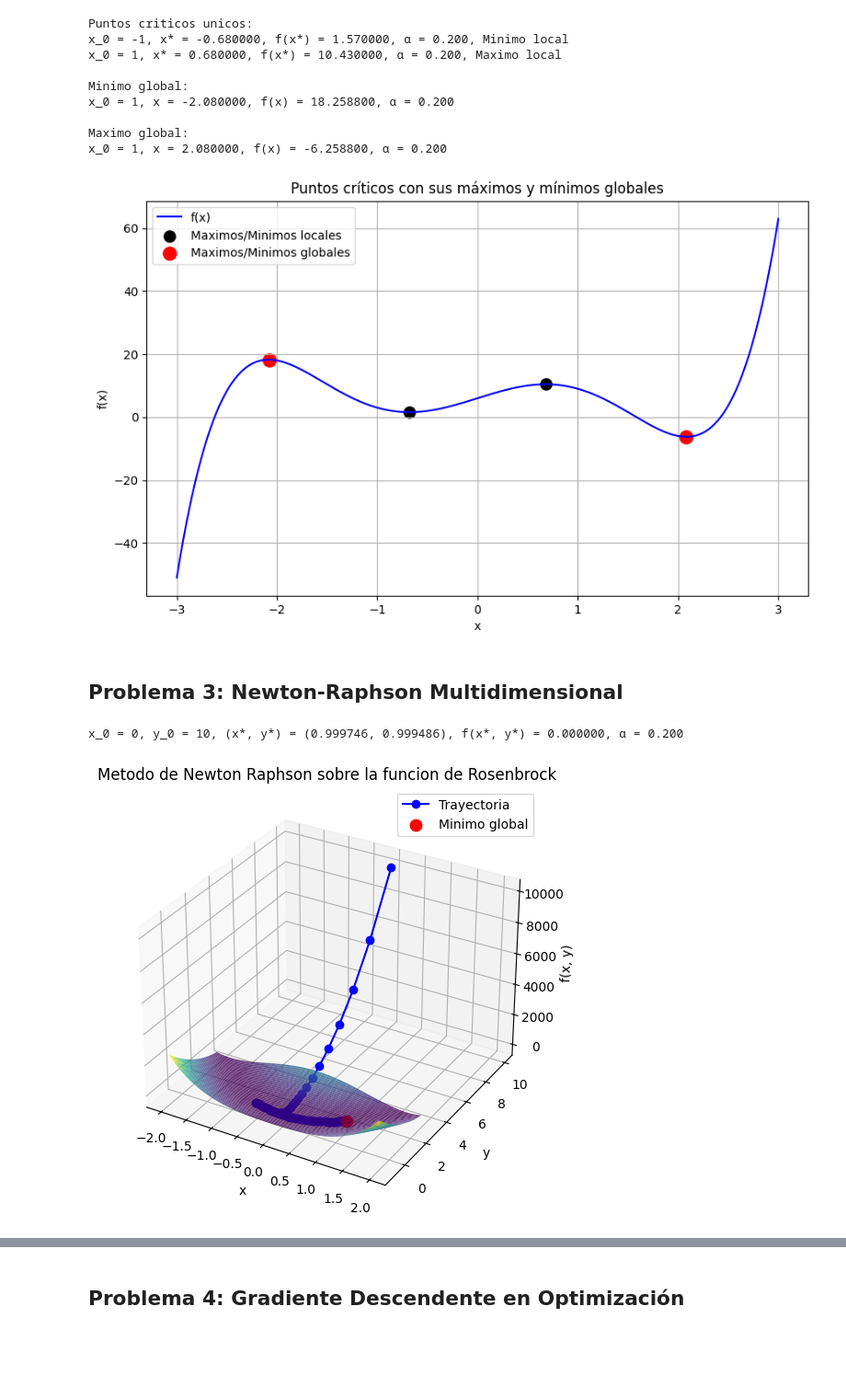
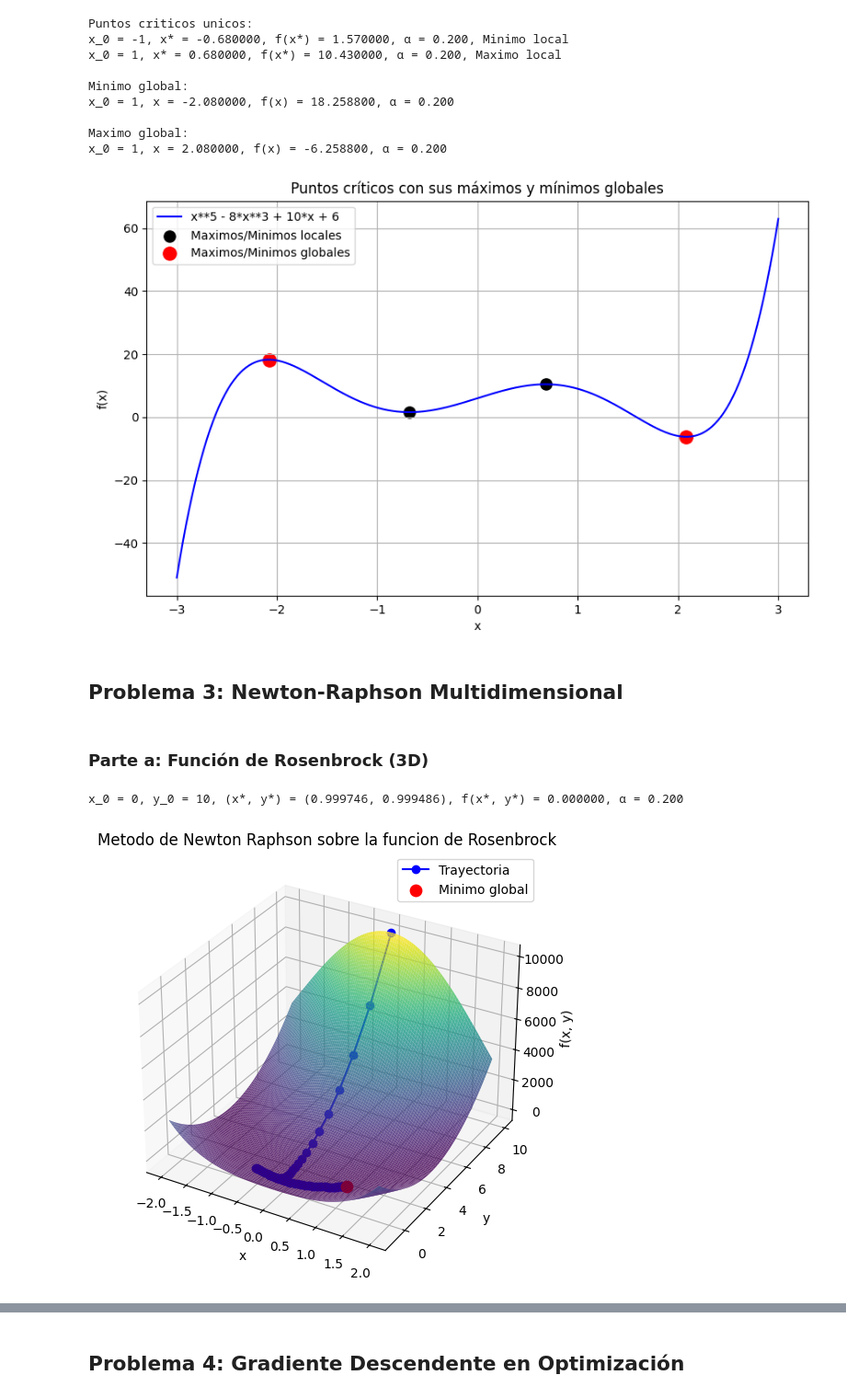
Before and after one commit to S302-prog/Lab3-MOS, a Jupyter notebook: Lab3_Completo_spalma_mscastillo.ipynb, the cells around one changed output, grey strips where cells are left out. Shown at 92% size. Cells and saved outputs as stored; diff of their text form; code cells hidden in the pictures; blank space fills up the shorter version.

```diff
--- a/Lab3_Completo_spalma_mscastillo.ipynb
+++ b/Lab3_Completo_spalma_mscastillo.ipynb
@@ -19,10 +19,10 @@ gradiente_np = sp.lambdify(x, gradiente, 'numpy')
 hessiana_np = sp.lambdify(x, hessiana, 'numpy')
 
 # Implementamos Newton-Raphson
-def newton_raphson(gradiente_np, hessiana_np, x_0, alpha , tol = 1e-7, max_iter = 100):
+def newton_raphson(gradiente_np, hessiana_np, x_0, alpha , tol = 1e-7, iteraciones = 100):
     x_k = x_0
 
-    for k in range(max_iter):
+    for k in range(iteraciones):
         gradiente_x = gradiente_np(x_k)
         hessiana_x = hessiana_np(x_k)
 
@@ -116,10 +116,10 @@ gradiente_np = sp.lambdify(x, gradiente, 'numpy')
 hessiana_np = sp.lambdify(x, hessiana, 'numpy')
 
 # Implementamos Newton-Raphson
-def newton_raphson(gradiente_np, hessiana_np, x_0, alpha , tol = 1e-7, max_iter = 100):
+def newton_raphson(gradiente_np, hessiana_np, x_0, alpha , tol = 1e-7, iteraciones = 100):
     x_k = x_0
 
-    for k in range(max_iter):
+    for k in range(iteraciones):
         gradiente_x = gradiente_np(x_k)
         hessiana_x = hessiana_np(x_k)
 
@@ -194,7 +194,7 @@ x_vals = np.linspace(-3, 3, 400)
 y_vals = funcion_np(x_vals)
 
 plt.figure(figsize=(10, 6))
-plt.plot(x_vals, y_vals, color='blue', label='f(x)')
+plt.plot(x_vals, y_vals, color='blue', label='x**5 - 8*x**3 + 10*x + 6')
 
 for (x_0, x_sol, y_sol, alpha, tipo) in unicos:
     plt.scatter(x_sol, y_sol, color='black', s=90)
@@ -211,9 +211,11 @@ plt.legend(loc="best")
 plt.grid(True)
 plt.show()
 # %% [output]
-[figure, old version]
+[figure, new version]
 # %% [markdown]
 ## Problema 3: Newton-Raphson Multidimensional
+# %% [markdown]
+### Parte a: Función de Rosenbrock (3D)
 # %%
 import sympy as sp
 import numpy as np
@@ -229,16 +231,16 @@ gradiente = [sp.diff(funcion, var) for var in (x, y)]
 hessiana = sp.hessian(funcion, (x, y))
 
 # Convertimos las funciones a funciones numpy para evaluarlas
-funcion_np = sp.lambdify((x,y), funcion, 'numpy')
-gradiente_np = sp.lambdify((x,y), gradiente, 'numpy')
-hessiana_np = sp.lambdify((x,y), hessiana, 'numpy')
+funcion_np = sp.lambdify((x, y), funcion, 'numpy')
+gradiente_np = sp.lambdify((x, y), gradiente, 'numpy')
+hessiana_np = sp.lambdify((x, y), hessiana, 'numpy')
 
 # Implementamos Newton-Raphson 2D
-def newton_raphson_2D(gradiente_np, hessiana_np, x_0, y_0, alpha, tol = 1e-7, max_iter = 100):
+def newton_raphson_2D(gradiente_np, hessiana_np, x_0, y_0, alpha, tol = 1e-7, iteraciones = 100):
     x_k, y_k = x_0, y_0
     trayectoria = [(x_k, y_k)]
 
-    for k in range(max_iter):
+    for k in range(iteraciones):
         gradiente_xy = np.array(gradiente_np(x_k, y_k))
         hessiana_xy = np.array(hessiana_np(x_k, y_k))
 
@@ -268,26 +270,26 @@ x_0 = 0, y_0 = 10, (x*, y*) = (0.999746, 0.999486), f(x*, y*) = 0.000000, α = 0
 # %%
 from mpl_toolkits.mplot3d import Axes3D
 import matplotlib.pyplot as plt
 import numpy as np
 
-x_vals = np.linspace(-2, 2, 400)
-y_vals = np.linspace(-1, 3, 400)
+x_vals = np.linspace(-2, 2, 1000)
+y_vals = np.linspace(-1, 10, 1000)
 X, Y = np.meshgrid(x_vals, y_vals)
 Z = funcion_np(X, Y)
 fig = plt.figure(figsize=(10, 6))
 ax = fig.add_subplot(111, projection='3d')
 
 ax.plot_surface(X, Y, Z, cmap='viridis', alpha=0.8, rstride=10, cstride=10, edgecolor='none')
 trayectoria = np.array(trayectoria)
 Z_tray = funcion_np(trayectoria[:, 0], trayectoria[:, 1])
 ax.plot(trayectoria[:, 0], trayectoria[:, 1], Z_tray, color='blue', marker='o', label='Trayectoria')
 ax.scatter(trayectoria[-1, 0], trayectoria[-1, 1], Z_tray[-1], color='red', s=80, label='Minimo global')
 
 ax.set_title('Metodo de Newton Raphson sobre la funcion de Rosenbrock')
 ax.set_xlabel('x')
 ax.set_ylabel('y')
 ax.set_zlabel('f(x, y)')
 ax.legend()
 plt.show()
 # %% [output]
-[figure, old version]
+[figure, new version]
```
Also changed, not shown: parts of 8 cells of this notebook.
